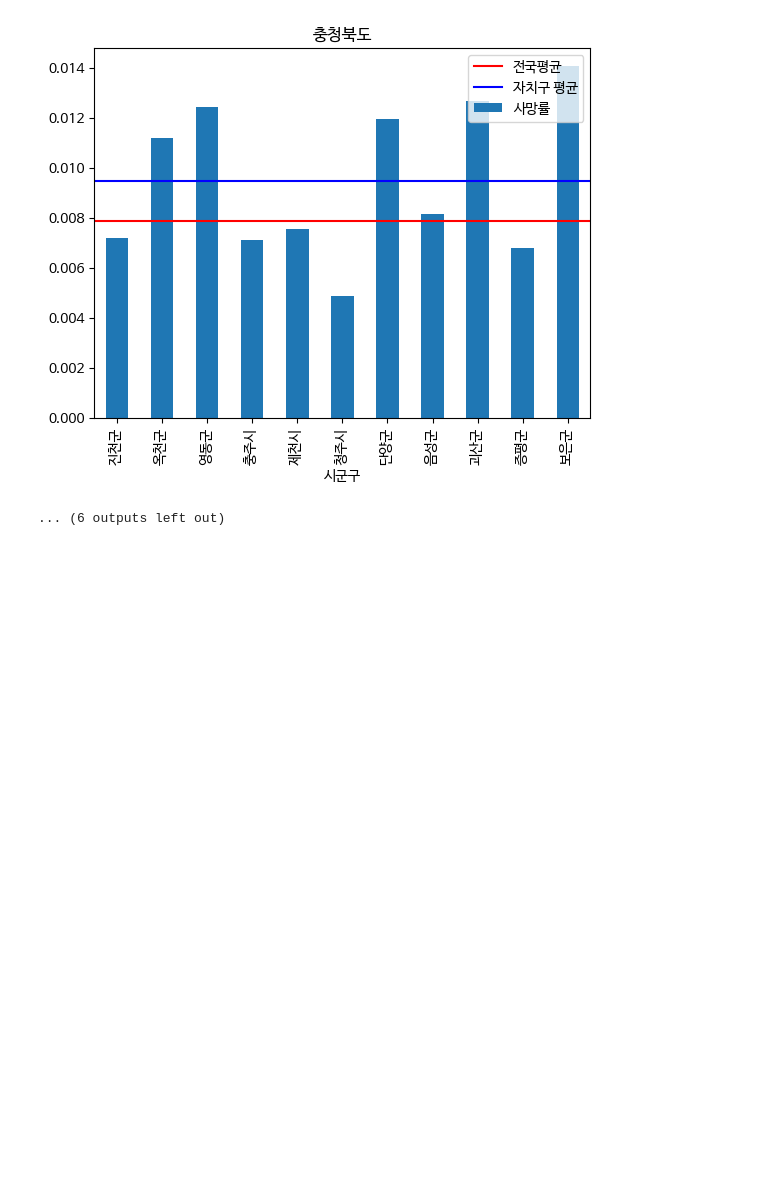
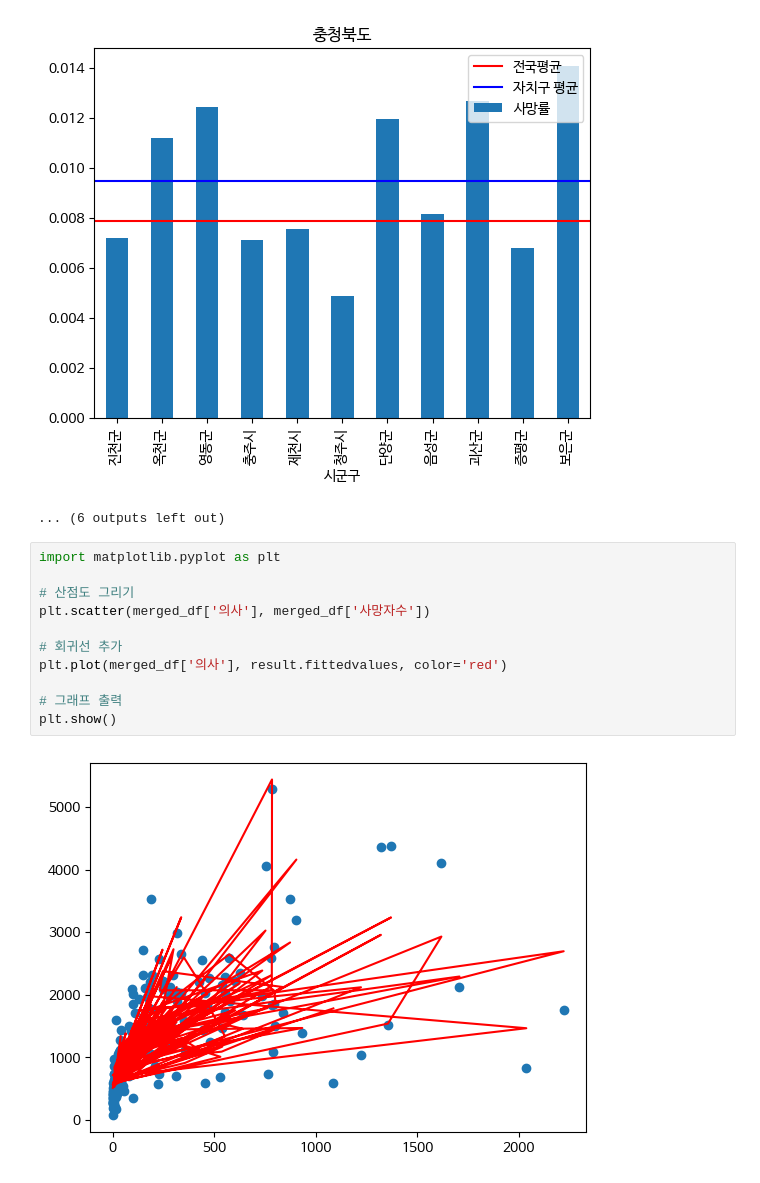
Before and after one commit to cav2280/dcx-final, a Jupyter notebook: main-상관관계 분석 추가.ipynb, the cells around one changed output. Saved outputs shown, nothing was run; the diff lists cells and outputs as text; blank space fills up the shorter version.

```diff
--- a/main-상관관계 분석 추가.ipynb
+++ b/main-상관관계 분석 추가.ipynb
@@ -995,3 +995,16 @@ for i in provinces:
 [figure]
 [figure]
 ... (6 outputs left out)
+# %%
+import matplotlib.pyplot as plt
+
+# 산점도 그리기
+plt.scatter(merged_df['의사'], merged_df['사망자수'])
+
+# 회귀선 추가
+plt.plot(merged_df['의사'], result.fittedvalues, color='red')
+
+# 그래프 출력
+plt.show()
+# %% [output]
+[figure, added]
```
Also changed, not shown: parts of 3 cells of this notebook.
